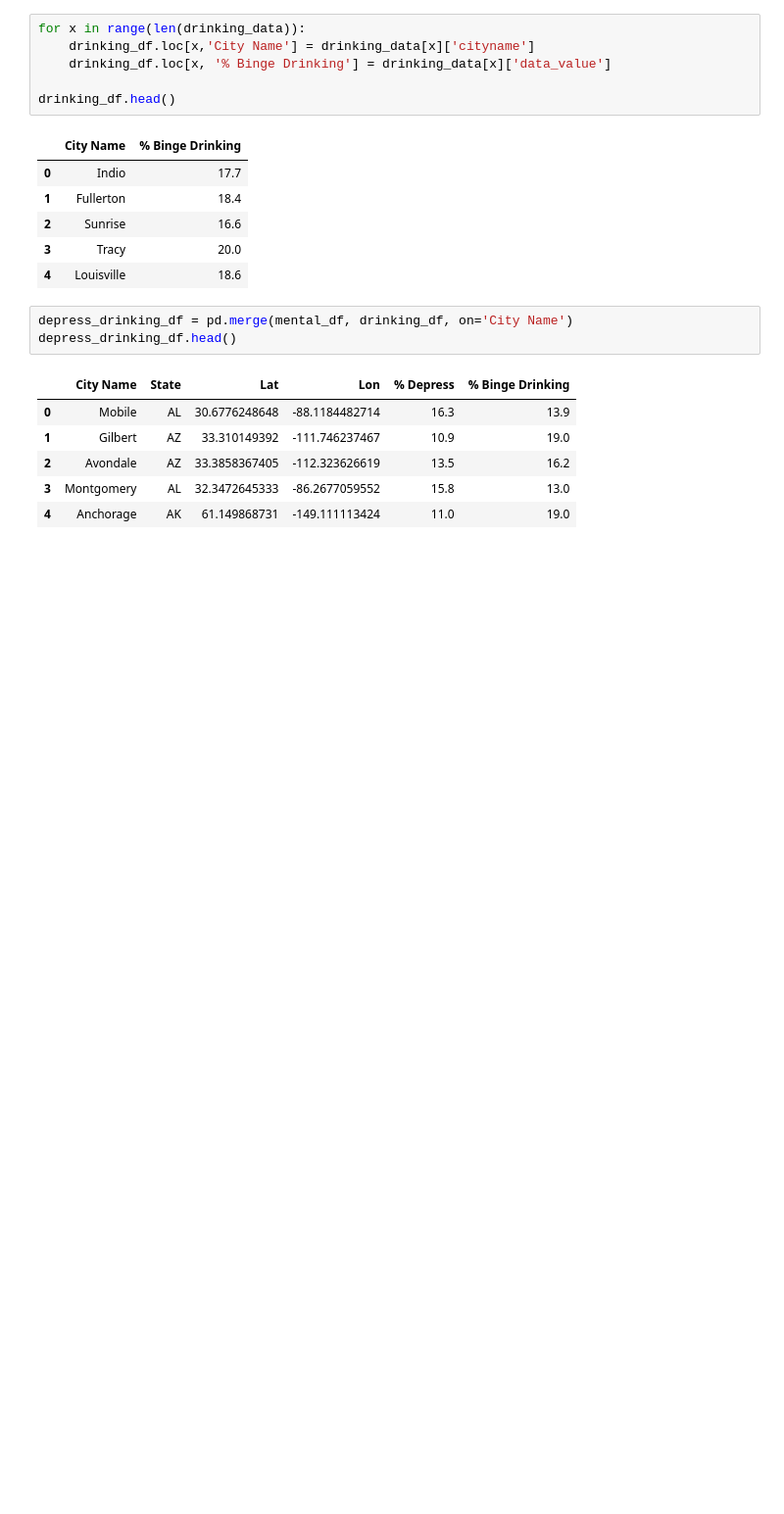
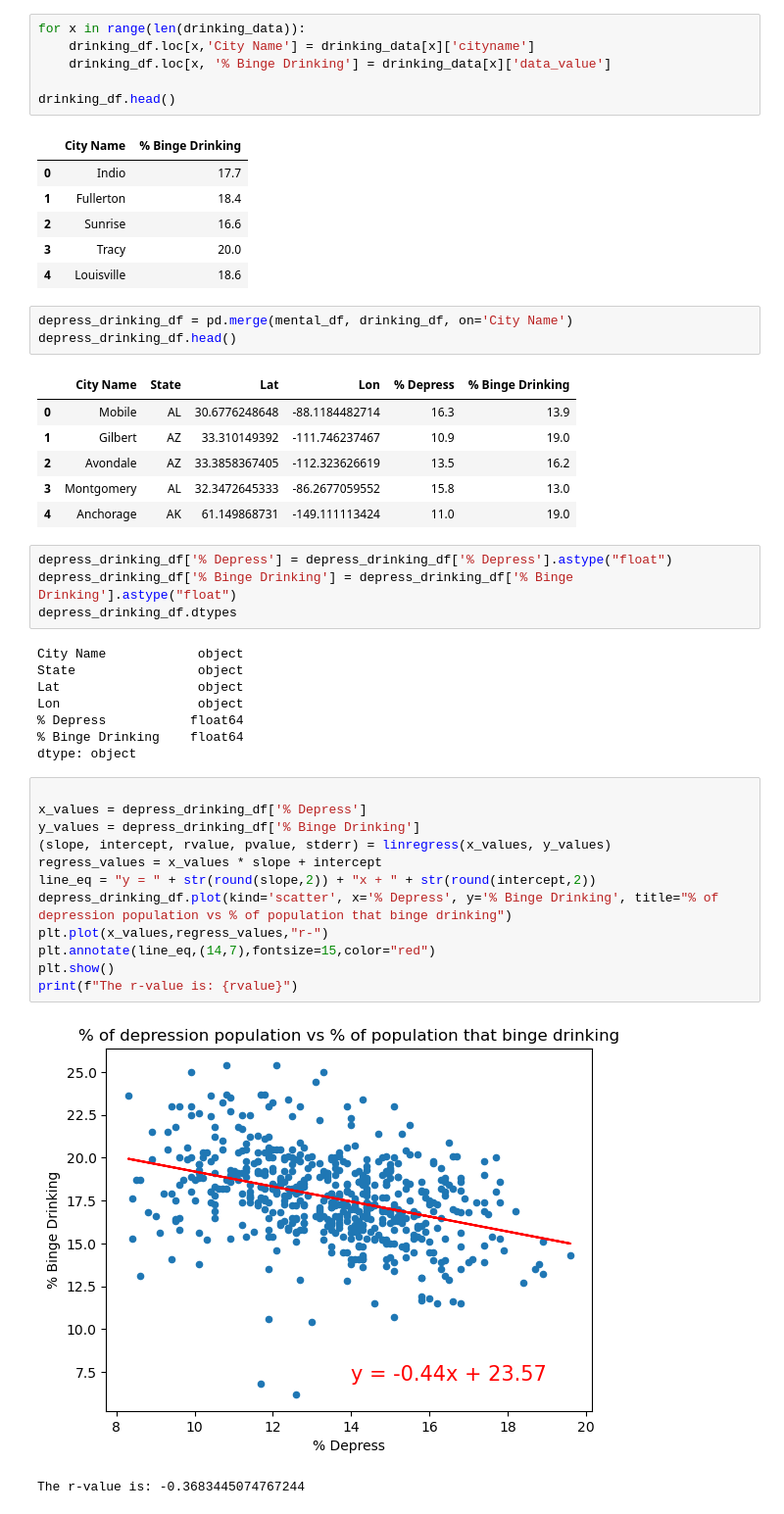
Before and after one commit to LanNguyen135/Group2, a Jupyter notebook: Alice.ipynb, the cells around one changed output. Shown at 98% size. Saved outputs shown, nothing was run; the diff lists cells and outputs as text; blank space fills up the shorter version.

Commit message:
added graph

```diff
--- a/Alice.ipynb
+++ b/Alice.ipynb
@@ -149,3 +151,30 @@ depress_drinking_df.head()
 | 2 | Avondale | AZ | 33.3858367405 | -112.323626619 | 13.5 | 16.2 |
 | 3 | Montgomery | AL | 32.3472645333 | -86.2677059552 | 15.8 | 13.0 |
 | 4 | Anchorage | AK | 61.149868731 | -149.111113424 | 11.0 | 19.0 |
+# %%
+depress_drinking_df['% Depress'] = depress_drinking_df['% Depress'].astype("float")
+depress_drinking_df['% Binge Drinking'] = depress_drinking_df['% Binge Drinking'].astype("float")
+depress_drinking_df.dtypes
+# %% [output]
+City Name            object
+State                object
+Lat                  object
+Lon                  object
+% Depress           float64
+% Binge Drinking    float64
+dtype: object
+# %%
+
+x_values = depress_drinking_df['% Depress']
+y_values = depress_drinking_df['% Binge Drinking']
+(slope, intercept, rvalue, pvalue, stderr) = linregress(x_values, y_values)
+regress_values = x_values * slope + intercept
+line_eq = "y = " + str(round(slope,2)) + "x + " + str(round(intercept,2))
+depress_drinking_df.plot(kind='scatter', x='% Depress', y='% Binge Drinking', title="% of depression population vs % of population that binge drinking")
+plt.plot(x_values,regress_values,"r-")
+plt.annotate(line_eq,(14,7),fontsize=15,color="red")
+plt.show()
+print(f"The r-value is: {rvalue}")
+# %% [output]
+[figure, added]
+The r-value is: -0.3683445074767244
```
Also changed, not shown: parts of 4 cells of this notebook.
